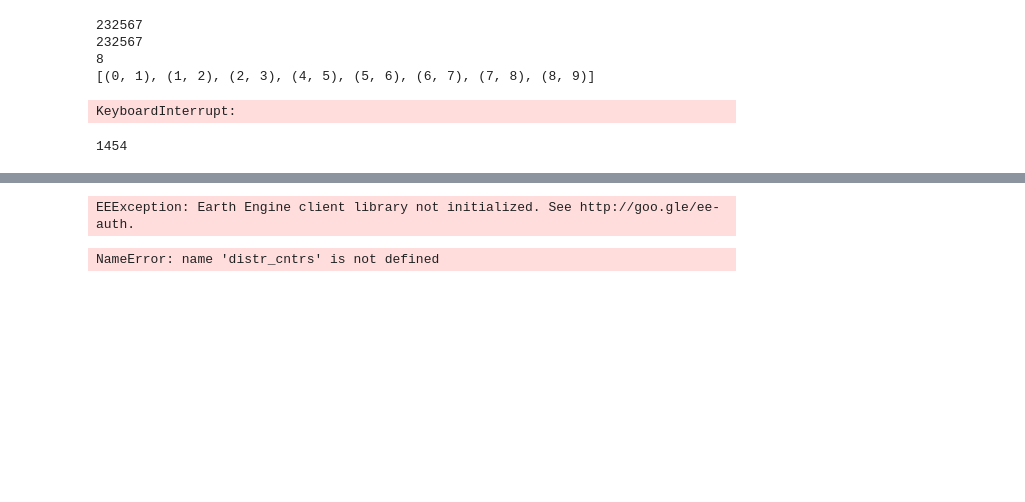
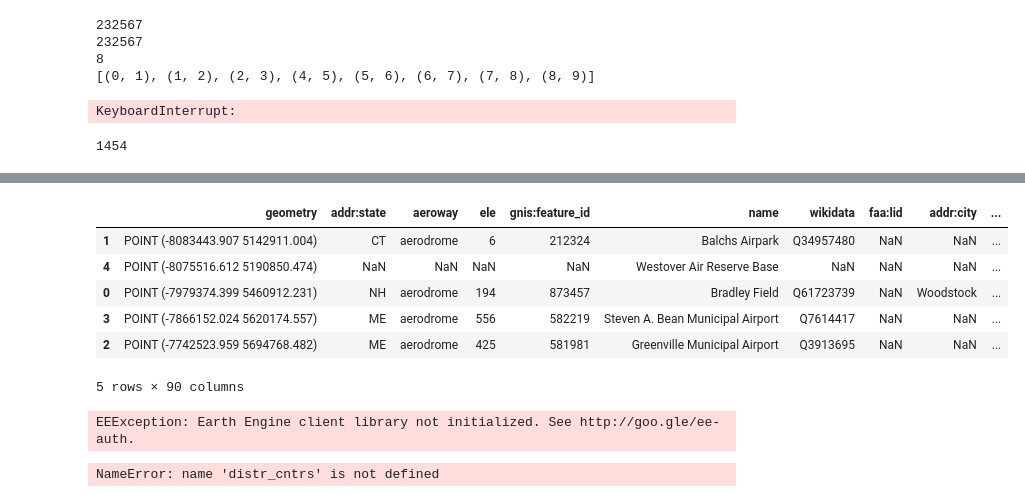
Before and after one commit to bwsi-hadr-2025-final-project/Logistics, a Jupyter notebook: src/Notebook 1.ipynb, the cells around one changed output, grey strips where cells are left out. Cells and saved outputs as stored; diff of their text form; code cells hidden in the pictures; blank space fills up the shorter version.

```diff
--- a/src/Notebook 1.ipynb
+++ b/src/Notebook 1.ipynb
@@ -346,3 +339,14 @@ EEException: Cannot authenticate: Invalid request.
+# %%
+distr_cntrs = distr_cntrs.iloc[[1, 4, 0, 3, 2]]
+display(distr_cntrs)
+# %% [output]
+|  | geometry | addr:state | aeroway | ele | gnis:feature_id | name | wikidata | faa:lid | addr:city | ... |
+| 1 | POINT (-8083443.907 5142911.004) | CT | aerodrome | 6 | 212324 | Balchs Airpark | Q34957480 | NaN | NaN | ... |
+| 4 | POINT (-8075516.612 5190850.474) | NaN | NaN | NaN | NaN | Westover Air Reserve Base | NaN | NaN | NaN | ... |
+| 0 | POINT (-7979374.399 5460912.231) | NH | aerodrome | 194 | 873457 | Bradley Field | Q61723739 | NaN | Woodstock | ... |
+| 3 | POINT (-7866152.024 5620174.557) | ME | aerodrome | 556 | 582219 | Steven A. Bean Municipal Airport | Q7614417 | NaN | NaN | ... |
+| 2 | POINT (-7742523.959 5694768.482) | ME | aerodrome | 425 | 581981 | Greenville Municipal Airport | Q3913695 | NaN | NaN | ... |
+5 rows × 90 columns
 # %%
 #Only maps population density for New England (from Google Earth Engine)
 states = (ee.FeatureCollection("TIGER/2018/States").filter(ee.Filter.inList('NAME', ['Maine', 'New Hampshire', 'Vermont','Massachusetts', 'Rhode Island', 'Connecticut'])))
```
Also changed, not shown: parts of 3 cells of this notebook.
